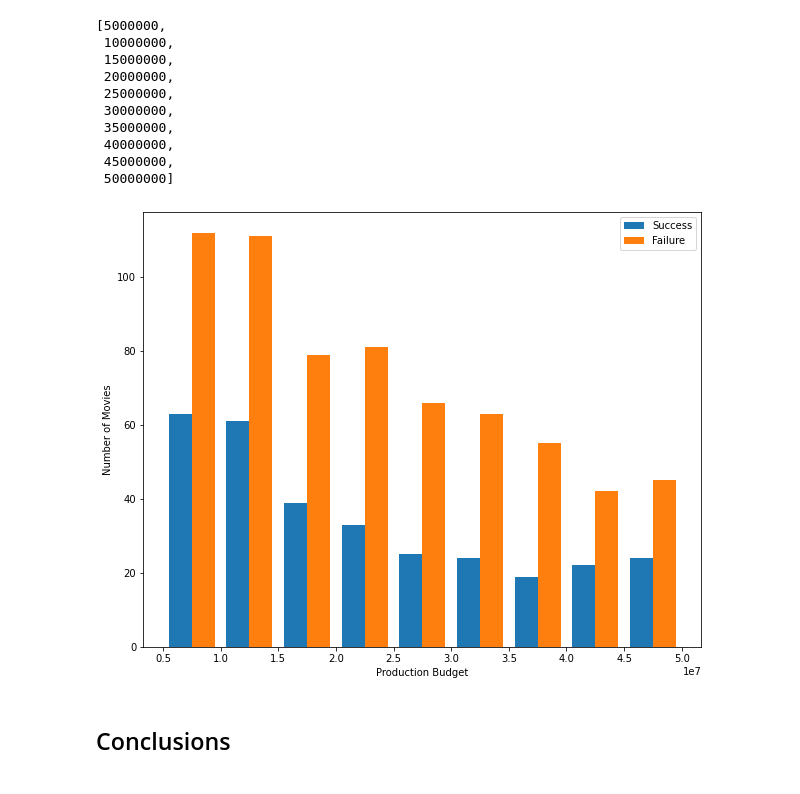
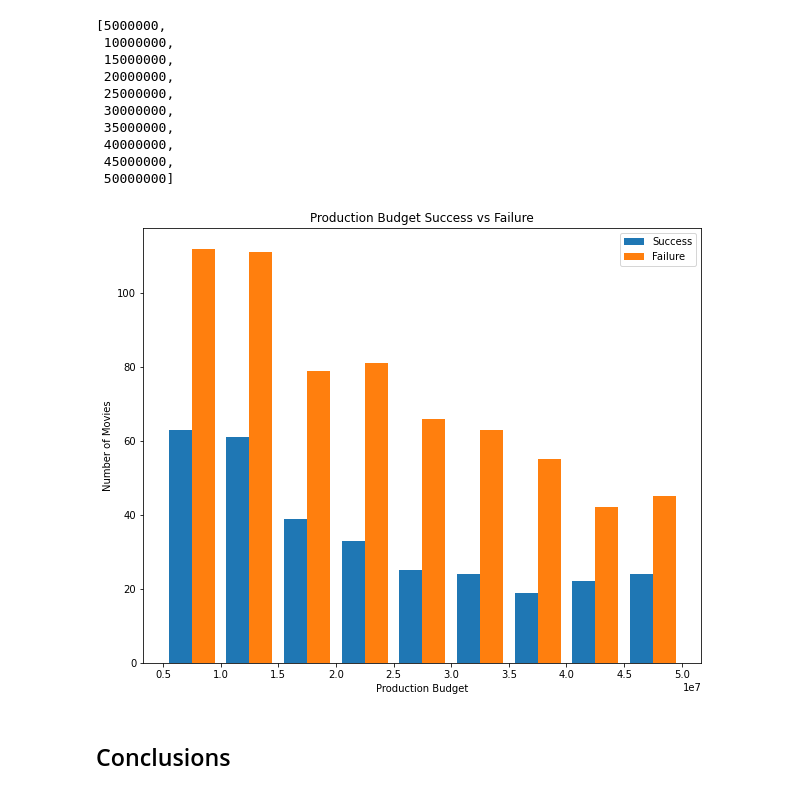
Before and after one commit to seanfry9/Phase-1-Project, a Jupyter notebook: movie_analysis.ipynb, the cells around one changed output. Cells and saved outputs as stored; diff of their text form; code cells hidden in the pictures.

Commit message:
Fixed title on Prod_Budget Graph

```diff
--- a/movie_analysis.ipynb
+++ b/movie_analysis.ipynb
@@ -611,19 +611,20 @@ ticks
 # %%
 fig, ax = plt.subplots(figsize=(10,8))
 
 success = prod_success['production_budget']
 failure = prod_failure['production_budget']
 
 ax.hist([success, failure], bins = ticks, range=(5000000, 50000000), label=['Success', 'Failure'])
 ax.legend(loc='upper right')
 ax.set_ylabel('Number of Movies')
 ax.set_xlabel('Production Budget')
 ax.set_xticks(ticks);
+ax.set_title('Production Budget Success vs Failure')
 
 plt.savefig("./images/production_budget.png", dpi=350)
 plt.show();
 # %% [output]
-[figure, old version]
+[figure, new version]
 # %% [markdown]
 ## Conclusions
 # %% [markdown]
```
Also changed, not shown: 1 other file.
